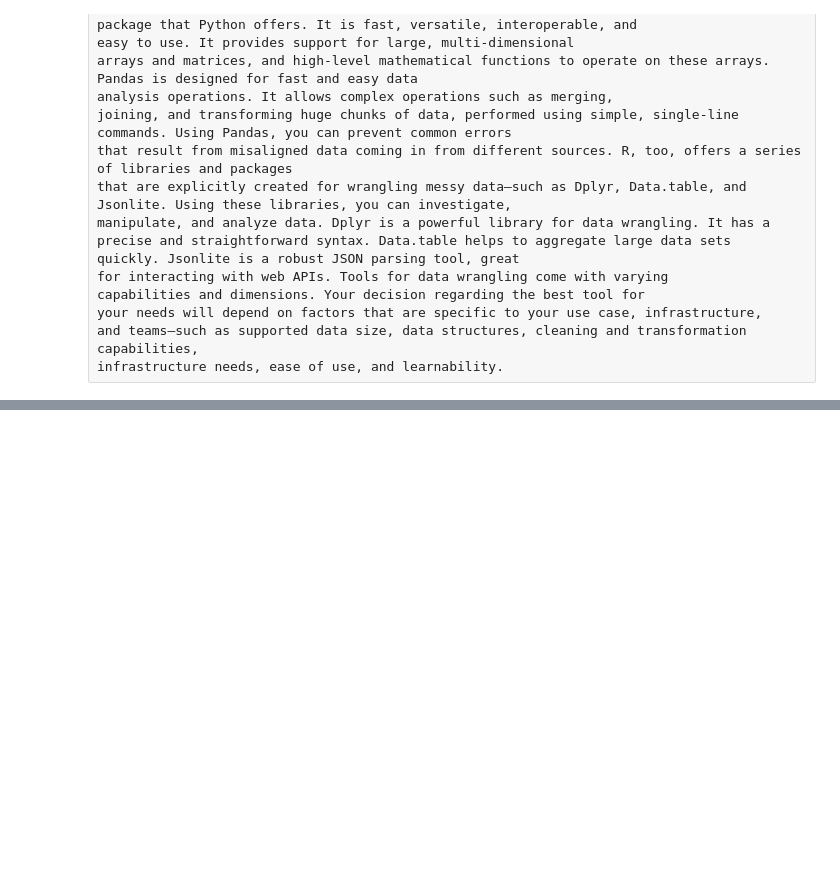
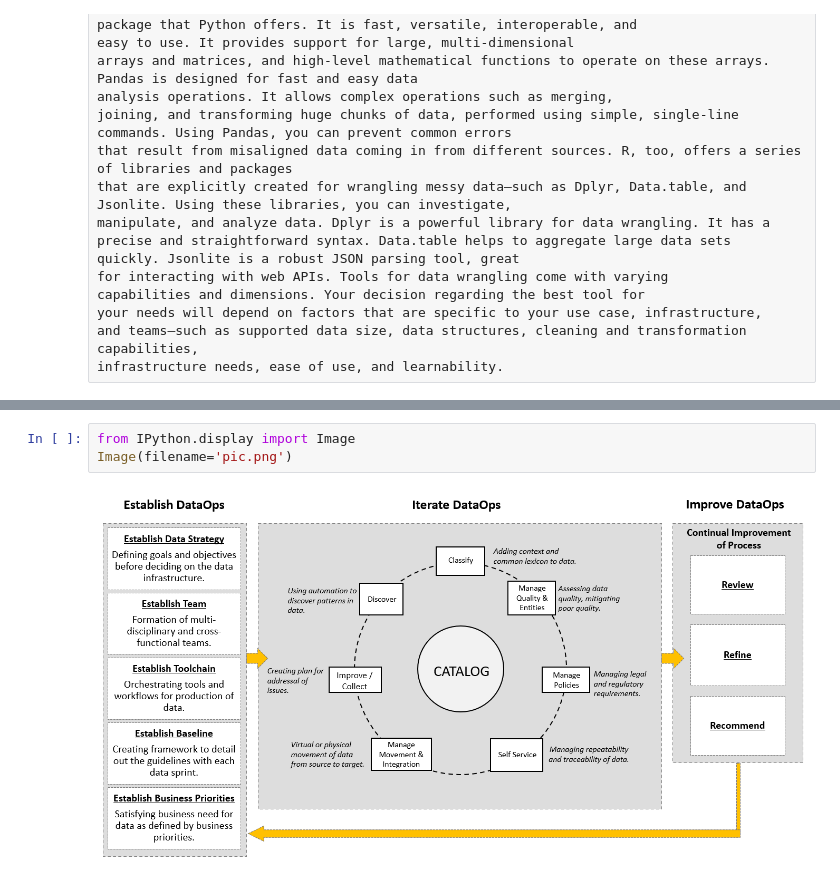
Before and after one commit to nima-nourinejad/Notes, a Jupyter notebook: Introduction_to_Data_Engineering.ipynb, the cells around one changed output, grey strips where cells are left out. Cells and saved outputs as stored; diff of their text form; blank space fills up the shorter version.

```diff
--- a/Introduction_to_Data_Engineering.ipynb
+++ b/Introduction_to_Data_Engineering.ipynb
@@ -976,0 +1292,5 @@ infrastructure needs, ease of use, and learnability.
+# %%
+from IPython.display import Image
+Image(filename='pic.png')
+# %% [output]
+[figure, added]
```
Also changed, not shown: parts of 19 cells of this notebook, 1 other file.
